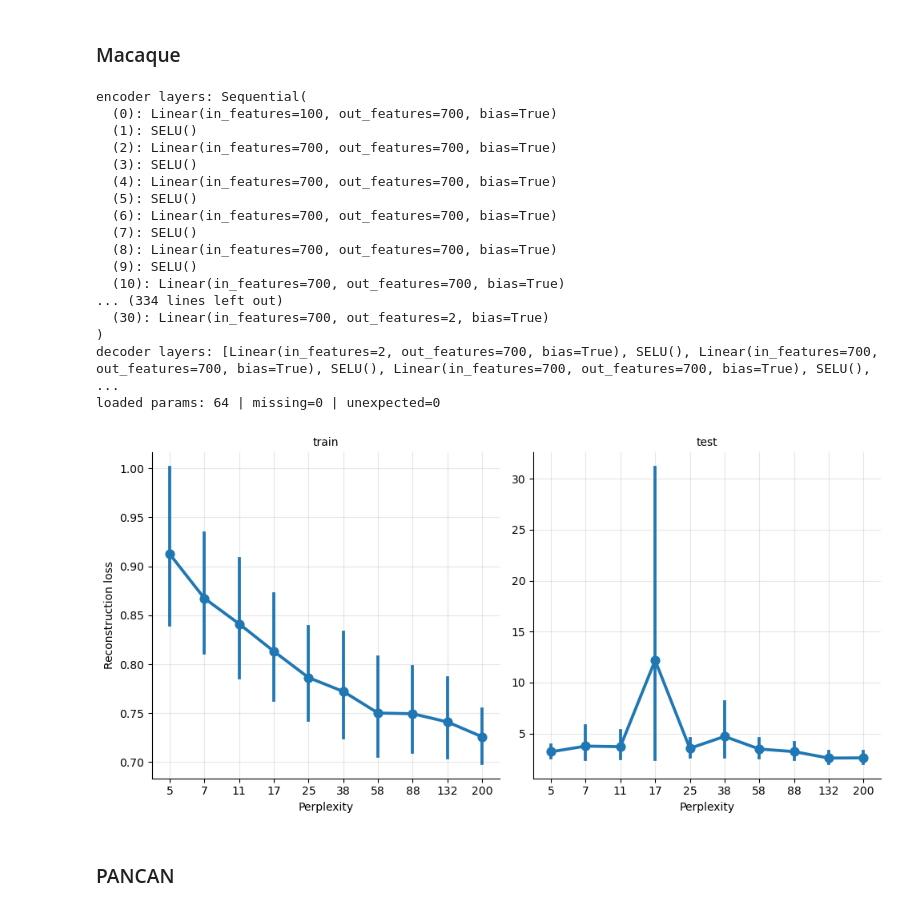
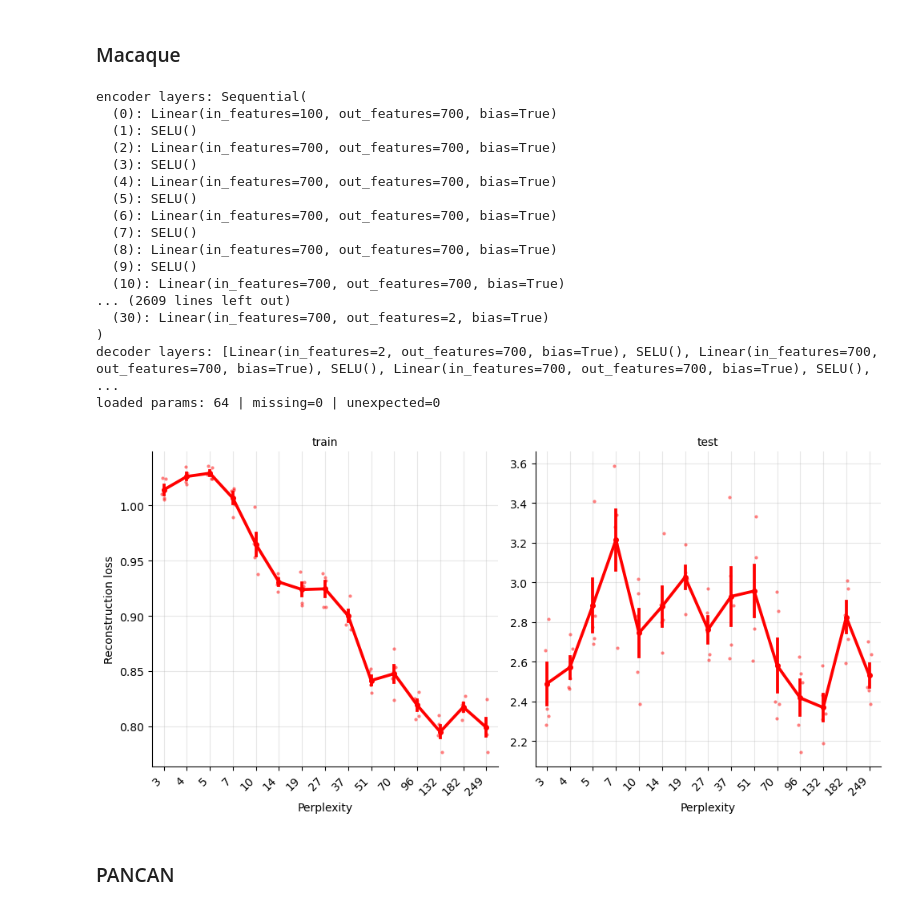
Before and after one commit to DataSlingers/MEDAL, a Jupyter notebook: notebooks/compare_teachers.ipynb, the cells around one changed output. Cells and saved outputs as stored; diff of their text form; code cells hidden in the pictures.

```diff
--- a/notebooks/compare_teachers.ipynb
+++ b/notebooks/compare_teachers.ipynb
@@ -336,17 +567,11 @@ loaded params: 20 | missing=0 | unexpected=0
 # %%
-analysis = pd.DataFrame(hydra_umap_res_dict)
-analysis_per_sample = pd.DataFrame(hydra_umap_per_sample_res_dict)
+analysis = pd.DataFrame(hydra_spectral_res_dict)
 analysis.sort_values(by='n_neighbors', inplace=True)
-analysis_per_sample.sort_values(by='n_neighbors', inplace=True)
 
 g = sns.FacetGrid(analysis, col="split", row="fixed_teacher", sharey='col', height=5)
-train_split = analysis_per_sample[(analysis_per_sample.split == "train")]
-test_split = analysis_per_sample[(analysis_per_sample.split == "test")]
 
-sns.pointplot(data =  train_split, x="n_neighbors", y="recon_loss", hue="seed", alpha=0.3, dodge=True, linestyles="none", palette="crest", legend=False, ax = g.axes.flat[0])
-
-sns.pointplot(data = test_split, x="n_neighbors", y="recon_loss", hue="seed", alpha=0.3, dodge=True, linestyles="none", palette="crest", legend=False, ax = g.axes.flat[1])
 g.map_dataframe(sns.pointplot, "n_neighbors", "recon_loss", errorbar="se",markersize= 3, color="red")
+g.map_dataframe(sns.stripplot, "n_neighbors", "recon_loss", color="red")
 g.set_axis_labels("Perplexity", "Reconstruction loss")
 g.set_titles(col_template="{col_name}")
 for ax in g.axes.flat:
@@ -407,13 +638,16 @@ decoder layers: [Linear(in_features=2, out_features=1792, bias=True), SELU(), Li
 loaded params: 20 | missing=0 | unexpected=0
 # %%
 analysis = pd.DataFrame(tasic_tsne_res_dict)
+analysis.sort_values(by='perplexity',inplace=True)
 
-g = sns.FacetGrid(analysis, col="split", row="fixed_teacher", sharey='col', height=5, sharex=True)
-g.map_dataframe(sns.pointplot, "perplexity", "recon_loss", errorbar="se",markersize= 3, alpha=0.5)
+g = sns.FacetGrid(analysis, col="split",sharey='col', height=4)
+g.map_dataframe(sns.pointplot, "perplexity", "recon_loss", errorbar="se",markersize= 3, color="red")
 g.map_dataframe(sns.stripplot, "perplexity", "recon_loss", color="red",size= 3, alpha=0.5)
-g.set_axis_labels("Perplexity", "Reconstruction loss")
+g.set_axis_labels("Perplexity", "Reconstruction loss", fontsize=13)
+g.set_titles(col_template="{col_name}")
 for ax in g.axes.flat:
     ax.grid(True, alpha=0.3)
     plt.setp(ax.get_xticklabels(), rotation=45, ha='right')
+    ax.set_title(ax.get_title(), fontsize=15)
 plt.tight_layout()
 # %% [output]
@@ -547,27 +717,22 @@ plt.tight_layout()
 # %% [markdown]
 ### Macaque
 # %%
-# res_dict = []
-# X, X_test, y, y_test = load_and_split("macaque", test_size=0.2, seed=0, labels=True)
-# for s in range(1):
-#     for perp in np.unique(np.logspace(np.log10(5), np.log10(200), 10).astype(int)):
-#         filepath1 = Path(PATH_PREFIX) / f"results/chkpt/macaque/tsne_{perp}_{s}_band_ckpts/band0_stable.pt"
-#         filepath2 = Path(PATH_PREFIX) / f"results/chkpt/macaque/tsne_{perp}_{s}_ckpts/final.pt"
-#         filepath_to_open = filepath1 if filepath1.exists() else filepath2
-#         student_tsne = load_trained_ae(filepath_to_open,
-#                 input_dim=100,
-#                 hidden_dims=[700, 700, 700, 700, 700, 700, 700, 700, 700, 700, 700, 700, 700, 700, 700],
-#                 latent_dim=2)
+macaque_tsne_res_dict = []
+macaque_tsne_per_sample_res_dict = []
+X, X_test, y, y_test = load_and_split("macaque", test_size=0.2, seed=0, labels=True)
+for s in range(5):
+    for perp in np.unique(np.logspace(np.log10(3), np.log10(250), 15).astype(int)):
+        student_tsne = load_trained_ae(Path(PATH_PREFIX) / f"tmp_results/chkpt/macaque/tsne2_{perp}_{s}_ckpts/final.pt",
+                input_dim=100,
+                hidden_dims=[700] * 15,
+                latent_dim=2)
+        student_recon_tsne, student_embed_tsne = student_tsne(torch.tensor(X, dtype=torch.float32))
+        train_recon_tsne = np.mean((student_recon_tsne.detach().numpy() - X)**2)
+        macaque_tsne_res_dict.append({"perplexity": perp, "recon_loss": train_recon_tsne, "split": "train", "seed": s})
 
-#         student_recon_tsne, student_embed_tsne = student_tsne(torch.tensor(X, dtype=torch.float32))
-#         train_recon_tsne = np.mean((student_recon_tsne.detach().numpy() - X)**2, axis=1)
-#         for r_tr in train_recon_tsne:
-#             res_dict.append({"seed":s, "perplexity": perp, "recon_loss": r_tr, "split": "train"})
-
-#         x_test_recon, _ = student_tsne(torch.tensor(X_test, dtype=torch.float32))
-#         test_recon_tsne = np.mean((x_test_recon.detach().numpy() - X_test)**2, axis=1)
-#         for r_te in test_recon_tsne:
-#             res_dict.append({"seed":s, "perplexity": perp, "recon_loss": r_te, "split": "test"})
+        x_test_recon, _ = student_tsne(torch.tensor(X_test, dtype=torch.float32))
+        test_recon_tsne = np.mean((x_test_recon.detach().numpy() - X_test)**2)
+        macaque_tsne_res_dict.append({"perplexity": perp, "recon_loss": test_recon_tsne, "split": "test", "seed": s})
 # %% [output]
 encoder layers: Sequential(
   (0): Linear(in_features=100, out_features=700, bias=True)
@@ -581,23 +746,26 @@ encoder layers: Sequential(
   (8): Linear(in_features=700, out_features=700, bias=True)
   (9): SELU()
   (10): Linear(in_features=700, out_features=700, bias=True)
-... (334 lines left out)
+... (2609 lines left out)
   (30): Linear(in_features=700, out_features=2, bias=True)
 )
 decoder layers: [Linear(in_features=2, out_features=700, bias=True), SELU(), Linear(in_features=700, out_features=700, bias=True), SELU(), Linear(in_features=700, out_features=700, bias=True), SELU(), ...
 loaded params: 64 | missing=0 | unexpected=0
 # %%
-# analysis = pd.DataFrame(res_dict)
+analysis = pd.DataFrame(macaque_tsne_res_dict)
+analysis.sort_values(by='perplexity',inplace=True)
 
-# g = sns.FacetGrid(analysis, col="split", sharey=False, height=5)
-# g.map_dataframe(sns.pointplot, "perplexity", "recon_loss", n_boot=10000, seed=0)
-# g.set_axis_labels("Perplexity", "Reconstruction loss")
-# g.set_titles(col_template="{col_name}")
-# for ax in g.axes.flat:
-#     ax.grid(True, alpha=0.3)
-# plt.tight_layout()
+g = sns.FacetGrid(analysis, col="split", sharey=False, height=5)
+g.map_dataframe(sns.pointplot, "perplexity", "recon_loss", errorbar="se",markersize= 3, color="red")
+g.map_dataframe(sns.stripplot, "perplexity", "recon_loss", color="red",size= 3, alpha=0.5)
+g.set_axis_labels("Perplexity", "Reconstruction loss")
+g.set_titles(col_template="{col_name}")
+for ax in g.axes.flat:
+    ax.grid(True, alpha=0.3)
+    plt.setp(ax.get_xticklabels(), rotation=45, ha='right')
+plt.tight_layout()
 # %% [output]
-[figure, old version]
+[figure, new version]
 # %% [markdown]
 ### PANCAN
 # %%
```
Also changed, not shown: parts of 29 cells of this notebook, 2 other files.
